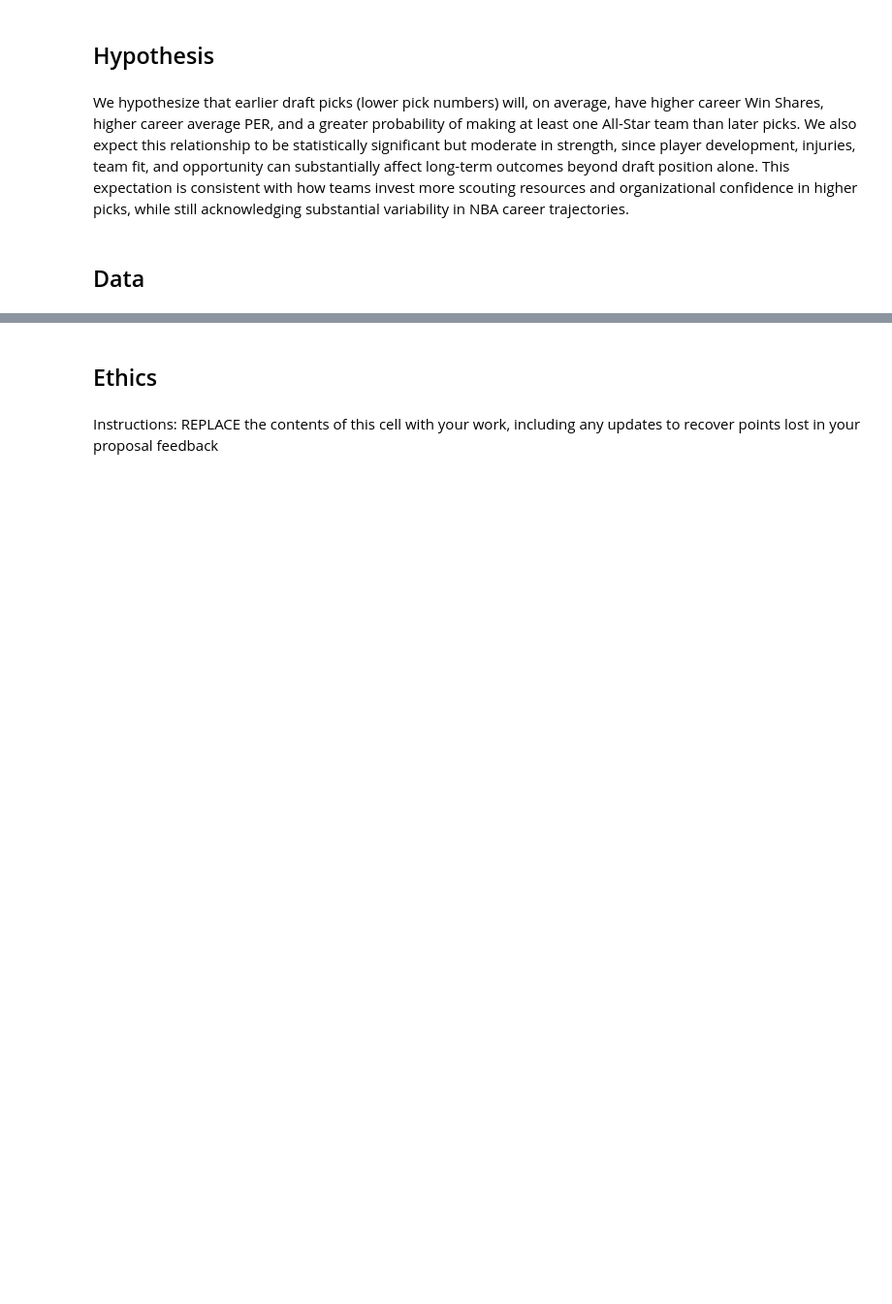
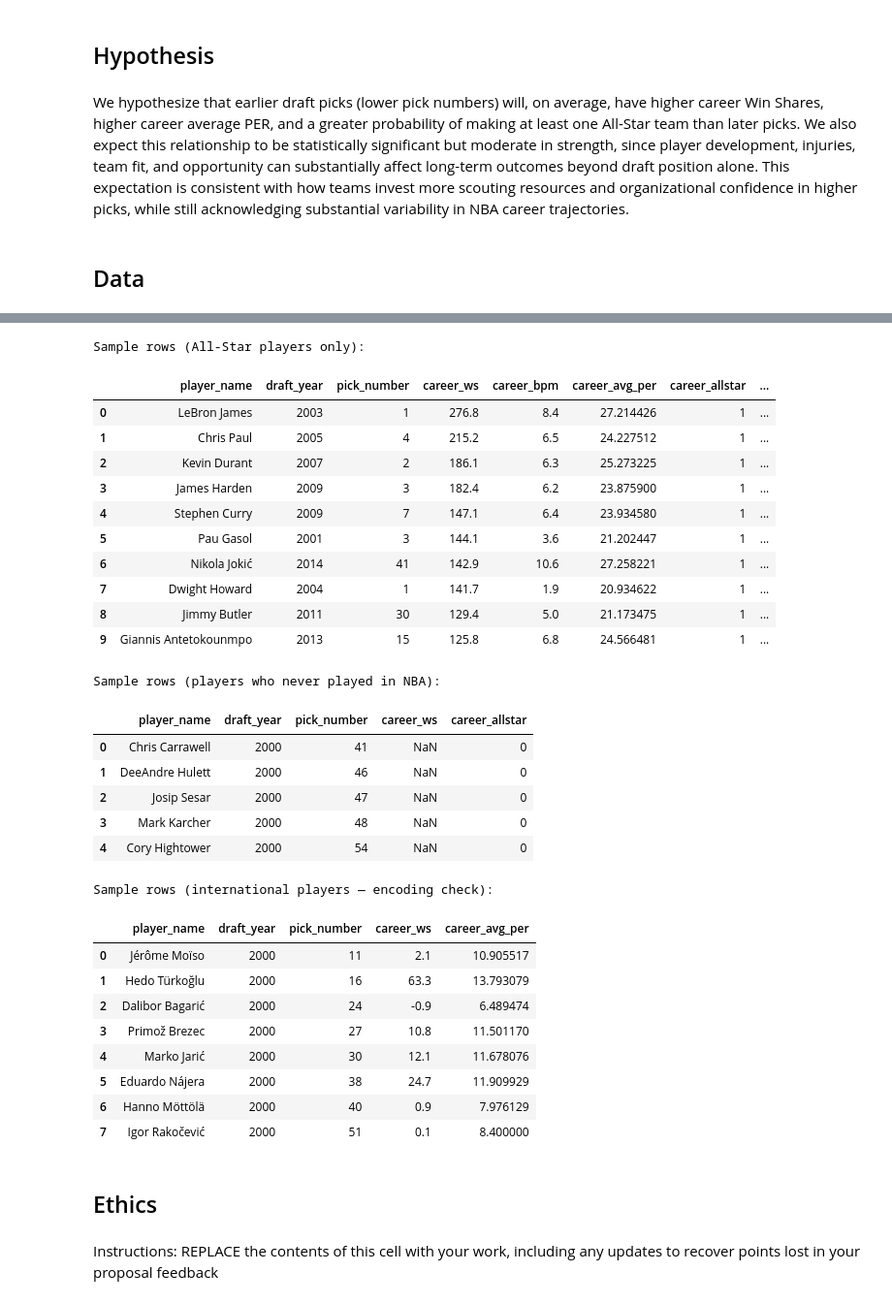
Before and after one commit to COGS108/Group-SP26-093, a Jupyter notebook: 01-DataCheckpoint.ipynb, the cells around one changed output, grey strips where cells are left out. Shown at 97% size. Cells and saved outputs as stored; diff of their text form; code cells hidden in the pictures; blank space fills up the shorter version.

```diff
--- a/01-DataCheckpoint.ipynb
+++ b/01-DataCheckpoint.ipynb
@@ -148,3 +662,57 @@ Please note that you can always keep adding more datasets in the future if these
+# %%
+# ── Final data preview ────────────────────────────────────────────────────────
+
+final = pd.read_csv(PROCESSED_FINAL)
+
+print("Sample rows (All-Star players only):")
+display(final[final['career_allstar'] == 1]
+        [['player_name', 'draft_year', 'pick_number', 'career_ws',
+          'career_bpm', 'career_avg_per', 'career_allstar', 'allstar_count']]
+        .sort_values('career_ws', ascending=False)
+        .head(10)
+        .reset_index(drop=True))
+
+print("\nSample rows (players who never played in NBA):")
+display(final[final['never_played']]
+        [['player_name', 'draft_year', 'pick_number', 'career_ws', 'career_allstar']]
+        .head(5)
+        .reset_index(drop=True))
+
+print("\nSample rows (international players — encoding check):")
+display(final[final['player_name'].str.contains('[^\x00-\x7F]', regex=True, na=False)]
+        [['player_name', 'draft_year', 'pick_number', 'career_ws', 'career_avg_per']]
+        .head(8)
+        .reset_index(drop=True))
+# %% [output]
+Sample rows (All-Star players only):
+|  | player_name | draft_year | pick_number | career_ws | career_bpm | career_avg_per | career_allstar | ... |
+| 0 | LeBron James | 2003 | 1 | 276.8 | 8.4 | 27.214426 | 1 | ... |
+| 1 | Chris Paul | 2005 | 4 | 215.2 | 6.5 | 24.227512 | 1 | ... |
+| 2 | Kevin Durant | 2007 | 2 | 186.1 | 6.3 | 25.273225 | 1 | ... |
+| 3 | James Harden | 2009 | 3 | 182.4 | 6.2 | 23.875900 | 1 | ... |
+| 4 | Stephen Curry | 2009 | 7 | 147.1 | 6.4 | 23.934580 | 1 | ... |
+| 5 | Pau Gasol | 2001 | 3 | 144.1 | 3.6 | 21.202447 | 1 | ... |
+| 6 | Nikola Jokić | 2014 | 41 | 142.9 | 10.6 | 27.258221 | 1 | ... |
+| 7 | Dwight Howard | 2004 | 1 | 141.7 | 1.9 | 20.934622 | 1 | ... |
+| 8 | Jimmy Butler | 2011 | 30 | 129.4 | 5.0 | 21.173475 | 1 | ... |
+| 9 | Giannis Antetokounmpo | 2013 | 15 | 125.8 | 6.8 | 24.566481 | 1 | ... |
+Sample rows (players who never played in NBA):
+|  | player_name | draft_year | pick_number | career_ws | career_allstar |
+| 0 | Chris Carrawell | 2000 | 41 | NaN | 0 |
+| 1 | DeeAndre Hulett | 2000 | 46 | NaN | 0 |
+| 2 | Josip Sesar | 2000 | 47 | NaN | 0 |
+| 3 | Mark Karcher | 2000 | 48 | NaN | 0 |
+| 4 | Cory Hightower | 2000 | 54 | NaN | 0 |
+Sample rows (international players — encoding check):
+|  | player_name | draft_year | pick_number | career_ws | career_avg_per |
+| 0 | Jérôme Moïso | 2000 | 11 | 2.1 | 10.905517 |
+| 1 | Hedo Türkoğlu | 2000 | 16 | 63.3 | 13.793079 |
+| 2 | Dalibor Bagarić | 2000 | 24 | -0.9 | 6.489474 |
+| 3 | Primož Brezec | 2000 | 27 | 10.8 | 11.501170 |
+| 4 | Marko Jarić | 2000 | 30 | 12.1 | 11.678076 |
+| 5 | Eduardo Nájera | 2000 | 38 | 24.7 | 11.909929 |
+| 6 | Hanno Möttölä | 2000 | 40 | 0.9 | 7.976129 |
+| 7 | Igor Rakočević | 2000 | 51 | 0.1 | 8.400000 |
 # %% [markdown]
 ## Ethics
 # %% [markdown]
```
Also changed, not shown: parts of 21 cells of this notebook.
